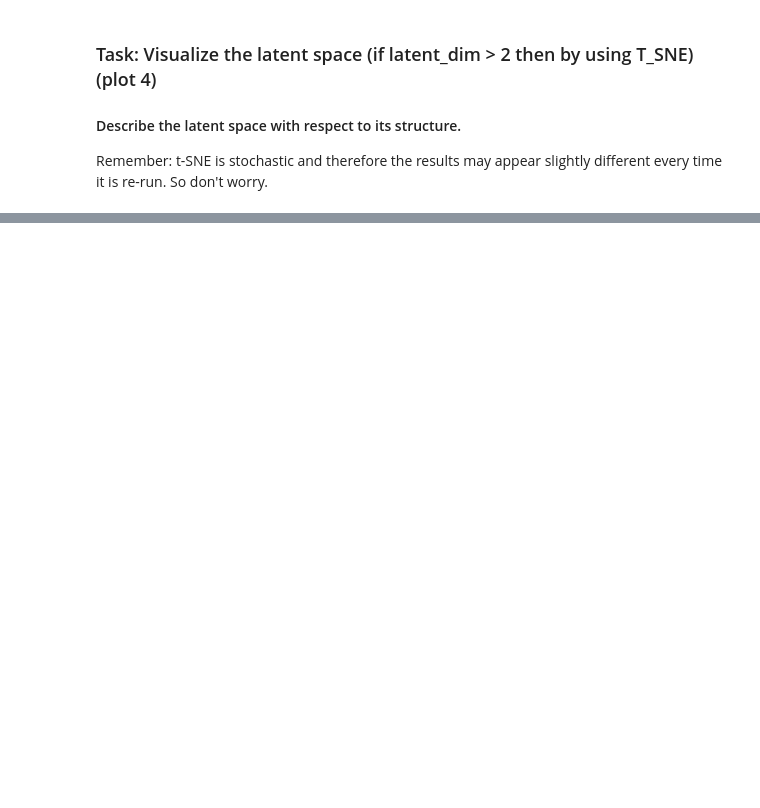
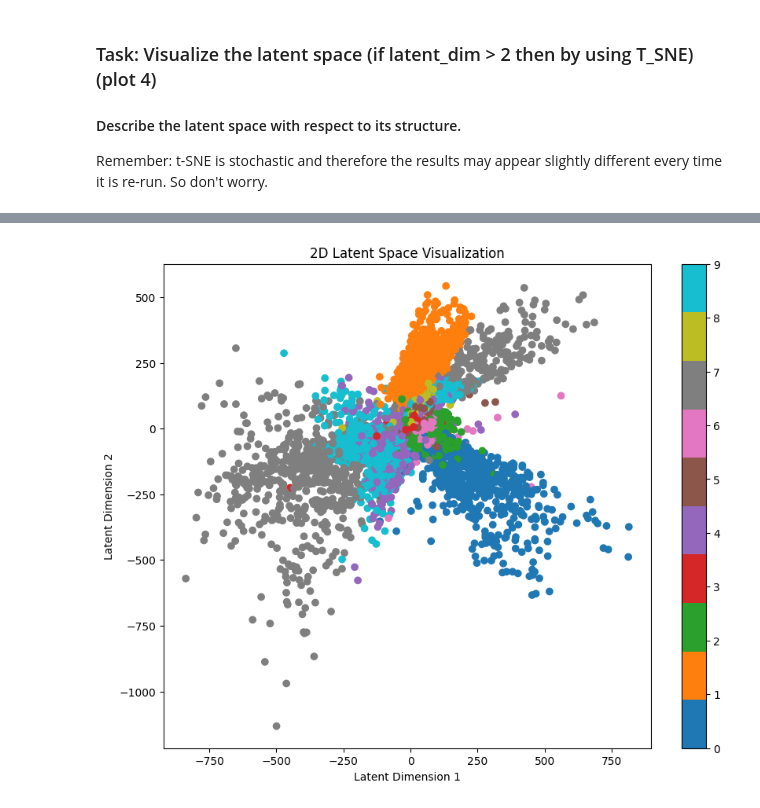
Before and after one commit to Vossbert/AML, a Jupyter notebook: Ex7.VariationalAutoEncoder.ipynb, the cells around one changed output, grey strips where cells are left out. Cells and saved outputs as stored; diff of their text form; code cells hidden in the pictures; blank space fills up the shorter version.

```diff
--- a/Ex7.VariationalAutoEncoder.ipynb
+++ b/Ex7.VariationalAutoEncoder.ipynb
@@ -353,4 +373,13 @@ plt.show()
 
 Remember: t-SNE is stochastic and therefore the results may appear slightly different every time it is re-run. So don't worry.
 # %%
-# add your code section here !
+z_mean, _ = encoder.predict(x_test)
+
+plt.figure(figsize=(10, 8))
+plt.scatter(z_mean[:, 0], z_mean[:, 1], c=y_test, cmap='tab10')
+plt.colorbar()
+plt.xlabel("Latent Dimension 1")
+plt.ylabel("Latent Dimension 2")
+plt.title("2D Latent Space Visualization")
+plt.show()
+# %% [output]
@@ -356,0 +387 @@ Remember: t-SNE is stochastic and therefore the results may appear slightly diff
+[figure, added]
```
Also changed, not shown: parts of 9 cells of this notebook, 1 other file.
